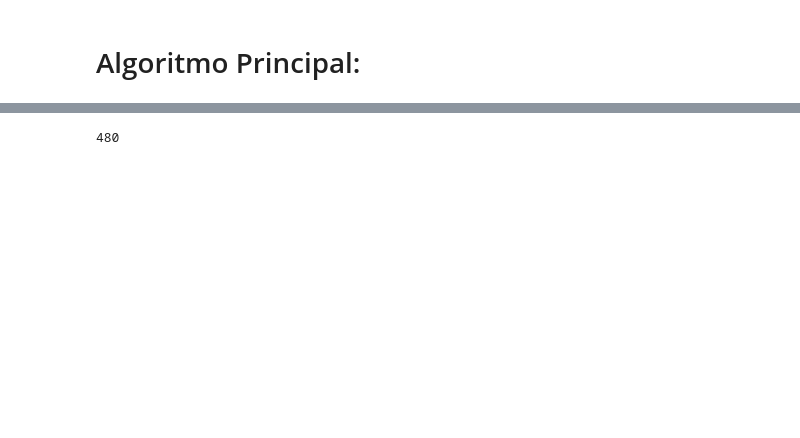
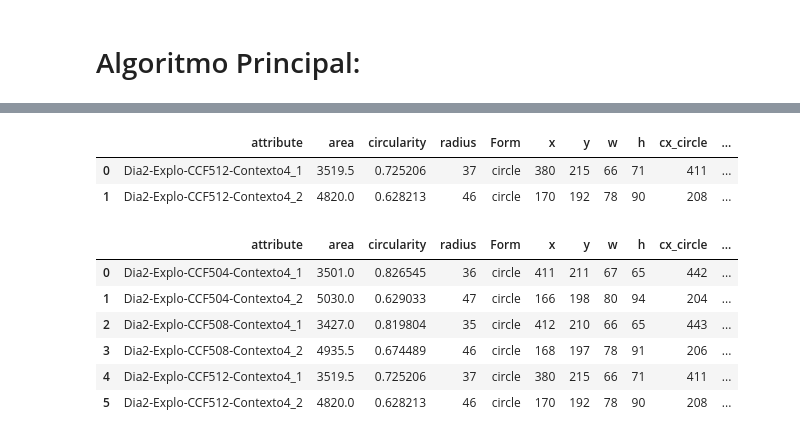
Before and after one commit to Gus-1003/ISD-invention, a Jupyter notebook: Pesquisa/4_Teste_Massivo_Modularizado.ipynb, the cells around one changed output, grey strips where cells are left out. Saved outputs shown, nothing was run; the diff lists cells and outputs as text; code cells hidden in the pictures; blank space fills up the shorter version.

```diff
--- a/Pesquisa/4_Teste_Massivo_Modularizado.ipynb
+++ b/Pesquisa/4_Teste_Massivo_Modularizado.ipynb
@@ -49,0 +54,17 @@ Drive already mounted at /content/drive/; to attempt to forcibly remount, call d
+# %%
+def calcular_distancia(x1, y1, x2, y2):
+  # Calcula a diferença entre as coordenadas x e y
+  diff_x = x2 - x1
+  diff_y = y2 - y1
+
+  # Calcula o quadrado das diferenças
+  diff_x_squared = diff_x ** 2
+  diff_y_squared = diff_y ** 2
+
+  # Calcula a soma dos quadrados das diferenças
+  sum_diff_squared = diff_x_squared + diff_y_squared
+
+  # Calcula a raiz quadrada da soma dos quadrados das diferenças
+  distancia = math.sqrt(sum_diff_squared)
+
+  return distancia
@@ -50,7 +92,7 @@ Drive already mounted at /content/drive/; to attempt to forcibly remount, call d
 # %% [markdown]
 ## Create_Dataset:
 # %%
-def create_dataset(dataset):
+def create_dataset_image(dataset):
   # Cria uma lista vazia para armazenar os objetos
   objects = []
 
@@ -460,6 +523,9 @@ posicao_do_nome_frame:6
 # %% [markdown]
 # Algoritmo Principal:
 # %%
+# Dicionário com os dados de todas as imagens
+dados_gerais = {}
+
 # Loop que processa cada arquivo na lista de caminhos de arquivos.
 for frame in frames:
   resultados, amostra = process_frame(frame)
@@ -470,15 +536,25 @@ for frame in frames:
   # Exibe a imagem com os contornos encontrados
   cv2_imshow(resultados[0])
 
-  output_path = os.path.join(destino, f"{amostra}.jpg")
+  output_path = os.path.join(destino, f"{amostra}_bteste.jpg")
 
   # Salvar a imagem resultante
   cv2.imwrite(output_path, resultados[0])
 
+  # Dicionário com os dados de uma imagem
+  dados_frame = {}
+
   # Chama a função create_dataset com o dataset gerado
-  dados = create_dataset(resultados[2])
+  dados_frame = create_dataset_image(resultados[2])
 
-  dados.head()
+  # Adicionando os dados em um dicionario maior
+  dados_gerais.update(resultados[2])
 
   # Salva o DataFrame em um arquivo CSV
-  dados.to_csv(output_path + "dataset", index=False)
+  dados_frame.to_csv(output_path + "_Data", index=False)
+
+# Chama a função create_dataset_image com o dicionário completo de todas as imagens
+dataset_geral = create_dataset_image(dados_gerais)
+
+# Salva o DataFrame em um arquivo CSV
+dataset_geral.to_csv(destino + "_dataset_geral.csv", index=False)
@@ -492,4 +561,16 @@ dados.head()
-# %%
-len(resultados[0])
-# %% [output]
-480
+# %%
+dados_frame
+# %% [output]
+|  | attribute | area | circularity | radius | Form | x | y | w | h | cx_circle | ... |
+| 0 | Dia2-Explo-CCF512-Contexto4_1 | 3519.5 | 0.725206 | 37 | circle | 380 | 215 | 66 | 71 | 411 | ... |
+| 1 | Dia2-Explo-CCF512-Contexto4_2 | 4820.0 | 0.628213 | 46 | circle | 170 | 192 | 78 | 90 | 208 | ... |
+# %%
+dataset_geral
+# %% [output]
+|  | attribute | area | circularity | radius | Form | x | y | w | h | cx_circle | ... |
+| 0 | Dia2-Explo-CCF504-Contexto4_1 | 3501.0 | 0.826545 | 36 | circle | 411 | 211 | 67 | 65 | 442 | ... |
+| 1 | Dia2-Explo-CCF504-Contexto4_2 | 5030.0 | 0.629033 | 47 | circle | 166 | 198 | 80 | 94 | 204 | ... |
+| 2 | Dia2-Explo-CCF508-Contexto4_1 | 3427.0 | 0.819804 | 35 | circle | 412 | 210 | 66 | 65 | 443 | ... |
+| 3 | Dia2-Explo-CCF508-Contexto4_2 | 4935.5 | 0.674489 | 46 | circle | 168 | 197 | 78 | 91 | 206 | ... |
+| 4 | Dia2-Explo-CCF512-Contexto4_1 | 3519.5 | 0.725206 | 37 | circle | 380 | 215 | 66 | 71 | 411 | ... |
+| 5 | Dia2-Explo-CCF512-Contexto4_2 | 4820.0 | 0.628213 | 46 | circle | 170 | 192 | 78 | 90 | 208 | ... |
```
Also changed, not shown: parts of 19 cells of this notebook.
